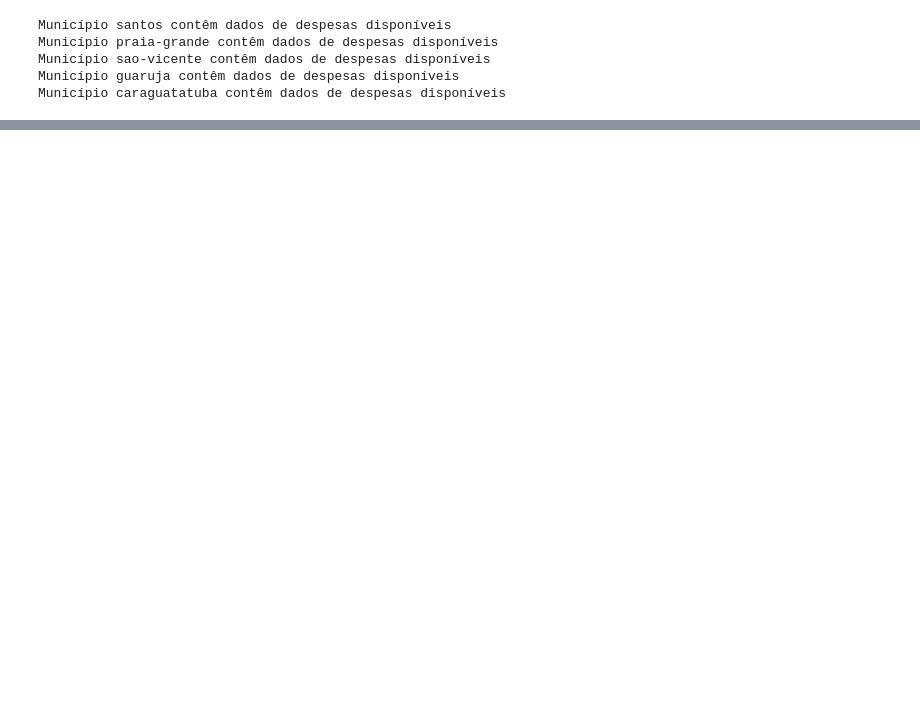
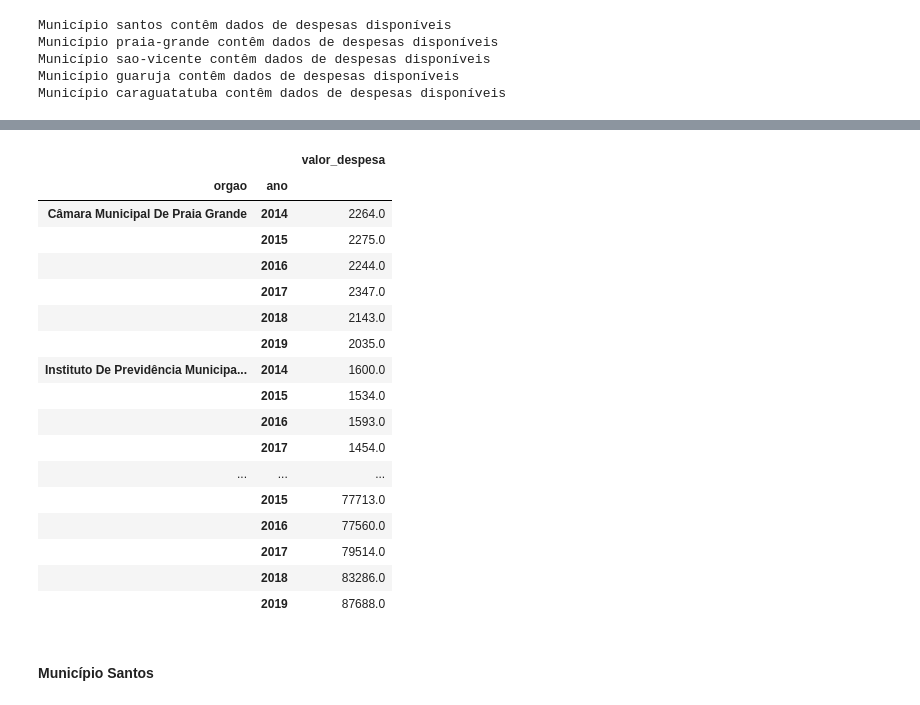
Before and after one commit to jadeSales/projeto_tce, a Jupyter notebook: Projeto/dados_tce.ipynb, the cells around one changed output, grey strips where cells are left out. Cells and saved outputs as stored; diff of their text form; code cells hidden in the pictures; blank space fills up the shorter version.

```diff
--- a/Projeto/dados_tce.ipynb
+++ b/Projeto/dados_tce.ipynb
@@ -197,0 +129,25 @@ df_praia_grande = df_praia_grande.drop(['evento', 'nr_empenho', 'id_fornecedor',
+# %%
+def cria_nova_tabela_orgaos(df_source):
+
+
+
+    df_source['dt_emissao_despesa'] = pd.to_datetime(
+        df_source['dt_emissao_despesa'], format='%d/%m/%Y')
+
+    df_source['ano'] = df_source['dt_emissao_despesa'].dt.year
+
+    df_source = df_source.drop(
+        columns=['nome_fornecedor', 'dt_emissao_despesa'])
+
+    df_source = df_source.groupby(['orgao', 'ano'])['valor_despesa'].count()
+
+    df_source = df_source.to_frame()
+
+    df_source['valor_despesa'] = df_source['valor_despesa'].astype(float)
+
+
+
+    return df_source
+# %%
+# Juntando dataframes
+df_despesa_municipio = pd.concat([tabela_1, tabela_3])
@@ -197,0 +159,7 @@ df_praia_grande = df_praia_grande.drop(['evento', 'nr_empenho', 'id_fornecedor',
+# %%
+#Chama as funções de transformação
+df_mun_praia_grande = deleta_duplicidade(df_praia_grande)
+df_mun_praia_grande = deleta_colunas(df_mun_praia_grande)
+df_mun_praia_grande = deleta_linha_vazia(df_mun_praia_grande)
+df_mun_praia_grande = rename_uppercase(df_mun_praia_grande)
+df_mun_praia_grande = renomemar_coluna(df_mun_praia_grande)
@@ -197,0 +186,26 @@ df_praia_grande = df_praia_grande.drop(['evento', 'nr_empenho', 'id_fornecedor',
+# %%
+#Cria novo dataframe visão despesa orgao por ano
+df_despesa_orgaos_praia_grande = cria_nova_tabela_orgaos(df_mun_praia_grande)
+# %%
+df_despesa_orgaos_praia_grande
+# %% [output]
+|  |  | valor_despesa |
+| orgao | ano |  |
+| Câmara Municipal De Praia Grande | 2014 | 2264.0 |
+|  | 2015 | 2275.0 |
+|  | 2016 | 2244.0 |
+|  | 2017 | 2347.0 |
+|  | 2018 | 2143.0 |
+|  | 2019 | 2035.0 |
+| Instituto De Previdência Municipa... | 2014 | 1600.0 |
+|  | 2015 | 1534.0 |
+|  | 2016 | 1593.0 |
+|  | 2017 | 1454.0 |
+| ... | ... | ... |
+|  | 2015 | 77713.0 |
+|  | 2016 | 77560.0 |
+|  | 2017 | 79514.0 |
+|  | 2018 | 83286.0 |
+|  | 2019 | 87688.0 |
+# %% [markdown]
+#### Município Santos
```
Also changed, not shown: parts of 50 cells of this notebook.
